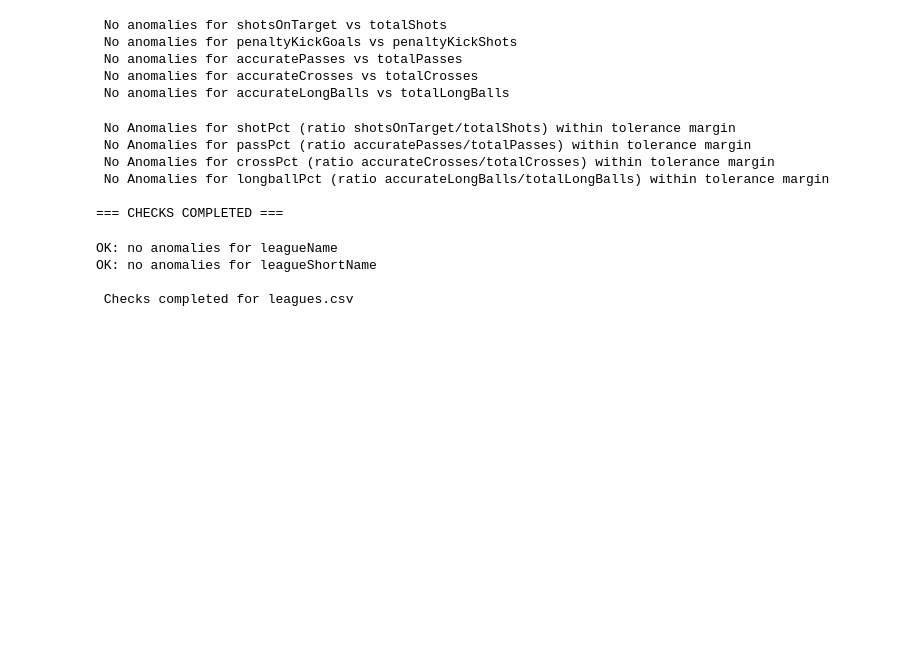
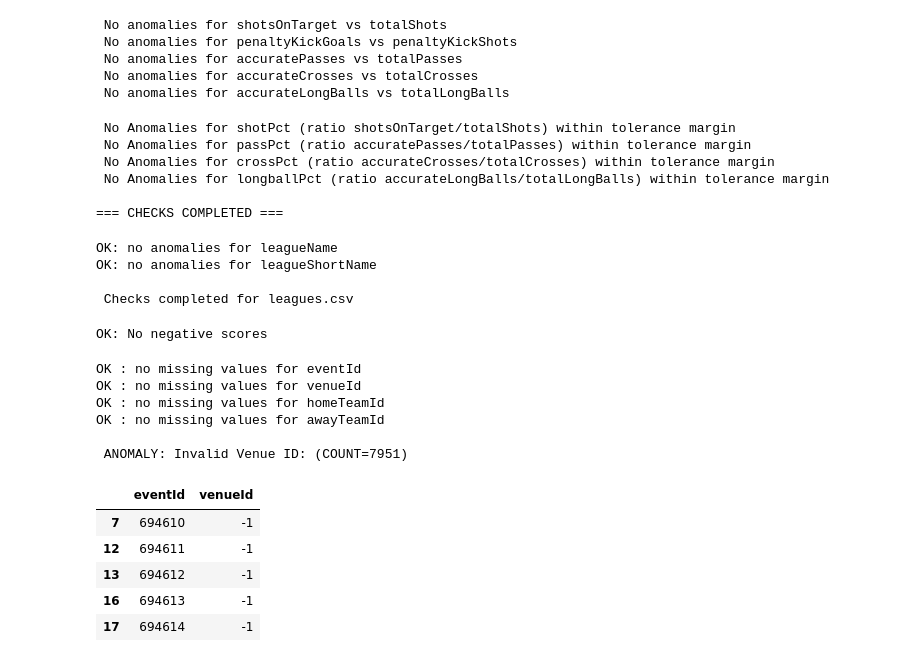
Before and after one commit to Ashwynkumar16/Football-Score-Predictor, a Jupyter notebook: MainNB.ipynb, the cells around one changed output. Drawn from its saved outputs; the diff is of its cells as text; code cells hidden in the pictures; blank space fills up the shorter version.

Commit message:
working on date inconsistencies

```diff
--- a/MainNB.ipynb
+++ b/MainNB.ipynb
@@ -520,3 +520,72 @@ OK: no anomalies for leagueName
 OK: no anomalies for leagueShortName
 
  Checks completed for leagues.csv
+# %%
+#CHECKING INCONSISTENCIES IN FIXTURES
+
+#CHeck for negative scores
+if 'homeTeamScore' in fixtures.columns and 'awayTeamScore' in fixtures.columns:
+    neg_score=fixtures[(fixtures['homeTeamScore']<0) | (fixtures['awayTeamScore']<0)]
+    if not neg_score.empty:
+        print(f" ANOMALY: Negative scores detected (count={len(neg_score)})")
+        display(neg_score[['eventId','homeTeamScore','awayTeamScore']])
+    else:
+        print("OK: No negative scores")
+
+else:
+    print('Warning: homeTeamScore or AwayTeamScore not present')
+# %% [output]
+OK: No negative scores
+# %%
+#Check for missing IDs
+req_IDs=['eventId','venueId','homeTeamId','awayTeamId']
+for col in req_IDs:
+    if col in fixtures.columns:
+        missingIDs=fixtures[fixtures[col].isna()]
+        if not missingIDs.empty:
+            print(f"\n ANOMALY: {col} is missing (NaN) in {len(missingIDs)} rows")
+            display(missingIDs[['eventId', col]].head())
+        else:
+            [print(f"OK : no missing values for {col}")]
+    else:
+        print(f" Warning: The column {col} is missing")
+
+teams=pd.read_csv("espn_data/base_data/teams.csv")
+venues=pd.read_csv("espn_data/base_data/venues.csv")
+
+if 'teams' in globals() and 'venues' in globals():
+    #Check home team id anf away team id against teams.csv
+    valid_team_ID=set(teams['teamId'].dropna().unique())
+    invalidHOME=fixtures[~fixtures['homeTeamId'].isin(valid_team_ID)]
+    if not invalidHOME.empty:
+        print(f"\n ANOMALY: Invalid homeTeamID (count={len(valid_team_ID)})")
+        display(invalidHOME[['eventId','homeTeamId']].head())
+
+    invalidAWAY=fixtures[~fixtures['awayTeamId'].isin(valid_team_ID)]
+    if not invalidAWAY.empty:
+        print(f"\n ANOMALY: invalud away team id (count={len(invalidAWAY)})")
+        display(invalidAWAY[['evenId','awayTeamId']])
+
+    #CHECK VENUEID AGAINST VENUES
+
+    valid_venueIDs= set(venues['venueId'].dropna().unique())
+    invalidVENUE=fixtures[~fixtures['venueId'].isin(valid_venueIDs)]
+    if not invalidVENUE.empty:
+        print(f"\n ANOMALY: Invalid Venue ID: (COUNT={len(invalidVENUE)})")
+        display(invalidVENUE[['eventId','venueId']].head())
+
+else:
+    print(f"\n INFO: teams.csv or venues.csv not loaded")
+# %% [output]
+OK : no missing values for eventId
+OK : no missing values for venueId
+OK : no missing values for homeTeamId
+OK : no missing values for awayTeamId
+
+ ANOMALY: Invalid Venue ID: (COUNT=7951)
+|  | eventId | venueId |
+| 7 | 694610 | -1 |
+| 12 | 694611 | -1 |
+| 13 | 694612 | -1 |
+| 16 | 694613 | -1 |
+| 17 | 694614 | -1 |
```
Also changed, not shown: parts of 1 cell of this notebook.
